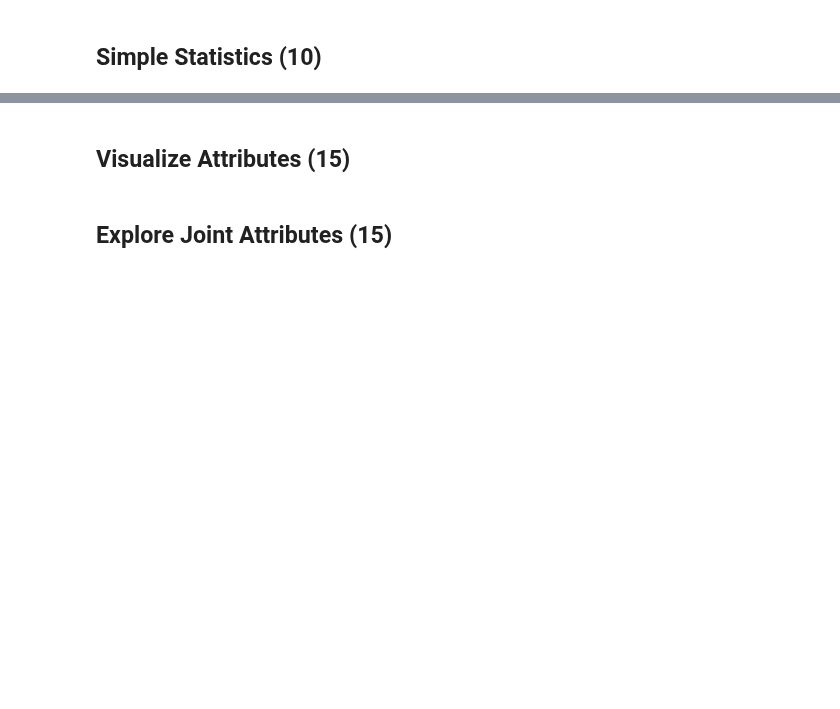
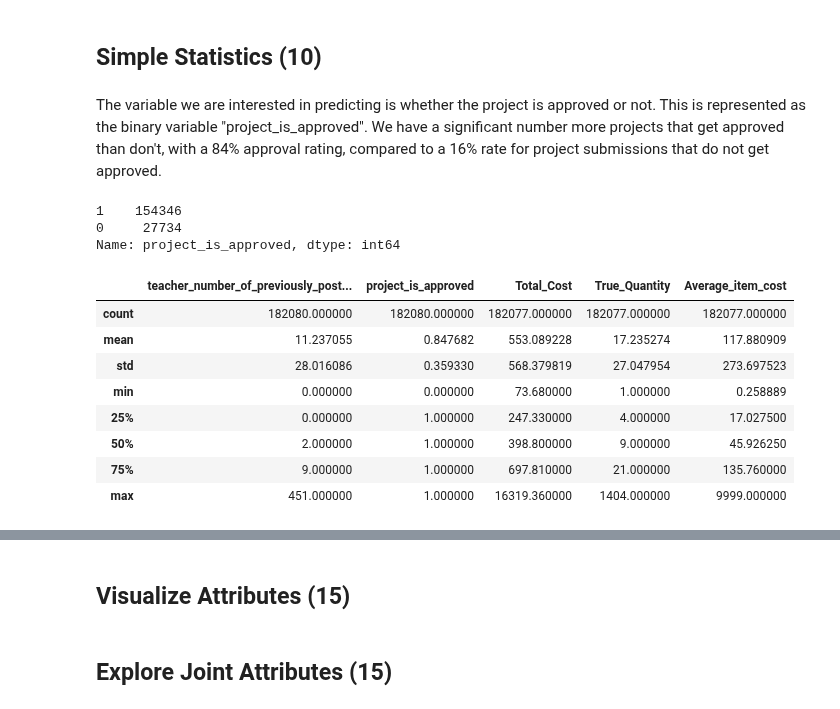
Before and after one commit to davestroud/DataMining_SMU, a Jupyter notebook: Template.ipynb, the cells around one changed output, grey strips where cells are left out. Drawn from its saved outputs; the diff is of its cells as text; code cells hidden in the pictures; blank space fills up the shorter version.

```diff
--- a/Template.ipynb
+++ b/Template.ipynb
@@ -9,2 +251,22 @@
 # %% [markdown]
 ## Simple Statistics (10)
+# %% [markdown]
+The variable we are interested in predicting is whether the project is approved or not. This is represented as the binary variable "project_is_approved". We have a significant number more projects that get approved than don't, with a 84% approval rating, compared to a 16% rate for project submissions that do not get approved.
+# %%
+df_train["project_is_approved"].value_counts()
+# %% [output]
+1    154346
+0     27734
+Name: project_is_approved, dtype: int64
+# %%
+df_train.describe()
+# %% [output]
+|  | teacher_number_of_previously_post... | project_is_approved | Total_Cost | True_Quantity | Average_item_cost |
+| count | 182080.000000 | 182080.000000 | 182077.000000 | 182077.000000 | 182077.000000 |
+| mean | 11.237055 | 0.847682 | 553.089228 | 17.235274 | 117.880909 |
+| std | 28.016086 | 0.359330 | 568.379819 | 27.047954 | 273.697523 |
+| min | 0.000000 | 0.000000 | 73.680000 | 1.000000 | 0.258889 |
+| 25% | 0.000000 | 1.000000 | 247.330000 | 4.000000 | 17.027500 |
+| 50% | 2.000000 | 1.000000 | 398.800000 | 9.000000 | 45.926250 |
+| 75% | 9.000000 | 1.000000 | 697.810000 | 21.000000 | 135.760000 |
+| max | 451.000000 | 1.000000 | 16319.360000 | 1404.000000 | 9999.000000 |
```
Also changed, not shown: parts of 40 cells of this notebook.
